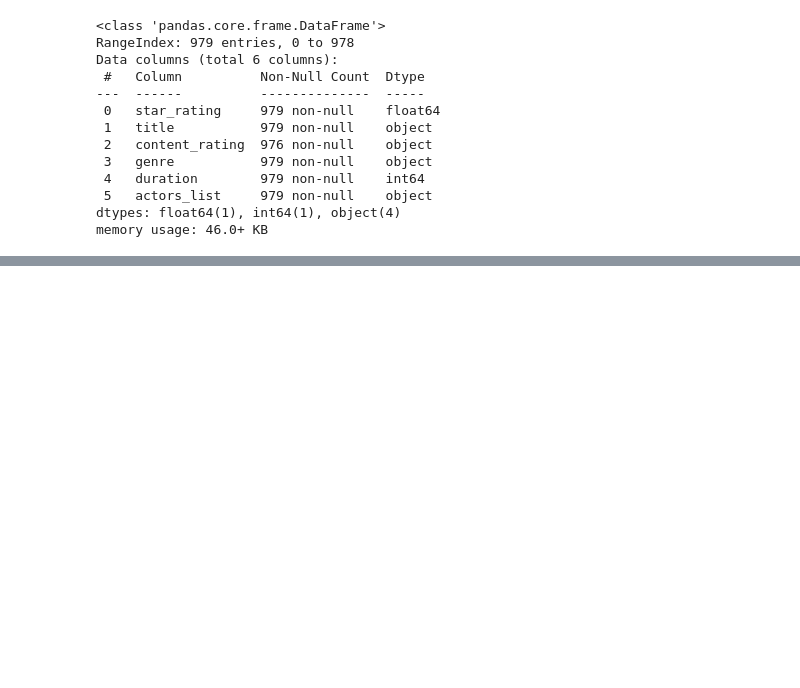
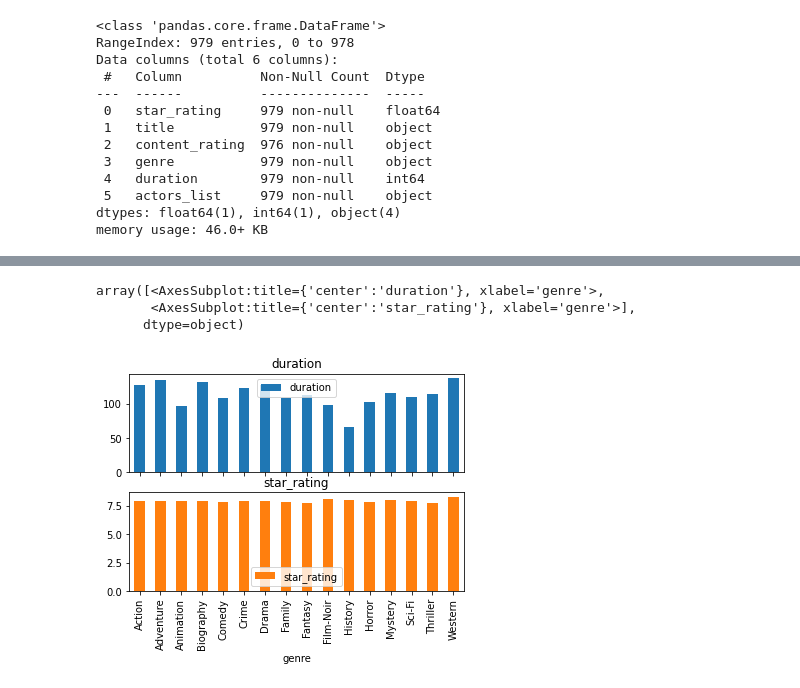
Before and after one commit to safiraauliar/H8_PYTN-KS-003, a Jupyter notebook: Sesi5-Pandas-Introduction.ipynb, the cells around one changed output, grey strips where cells are left out. Saved outputs shown, nothing was run; the diff lists cells and outputs as text; code cells hidden in the pictures; blank space fills up the shorter version.

```diff
--- a/Sesi5-Pandas-Introduction.ipynb
+++ b/Sesi5-Pandas-Introduction.ipynb
@@ -162,0 +199,6 @@ movieDB.iloc[250:300]
+# %%
+summary = movieDB.pivot_table(index=['genre'],
+                             values = ['duration','star_rating'],
+                             aggfunc={'duration':'mean',
+                                     'star_rating':'mean'})
+summary
@@ -162,0 +224,7 @@ movieDB.iloc[250:300]
+# %%
+summary.plot.bar(subplots=True)
+# %% [output]
+array([<AxesSubplot:title={'center':'duration'}, xlabel='genre'>,
+       <AxesSubplot:title={'center':'star_rating'}, xlabel='genre'>],
+      dtype=object)
+[figure, added]
```
Also changed, not shown: parts of 14 cells of this notebook.
